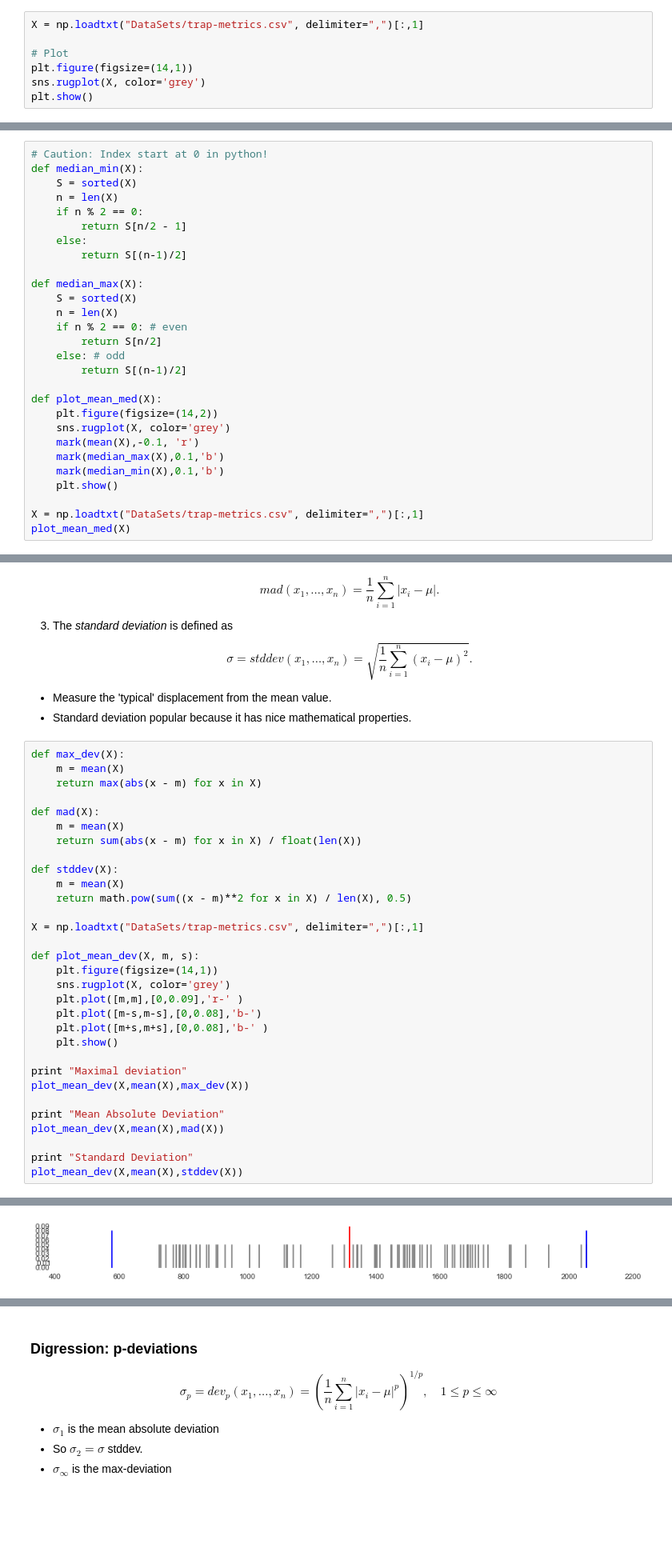
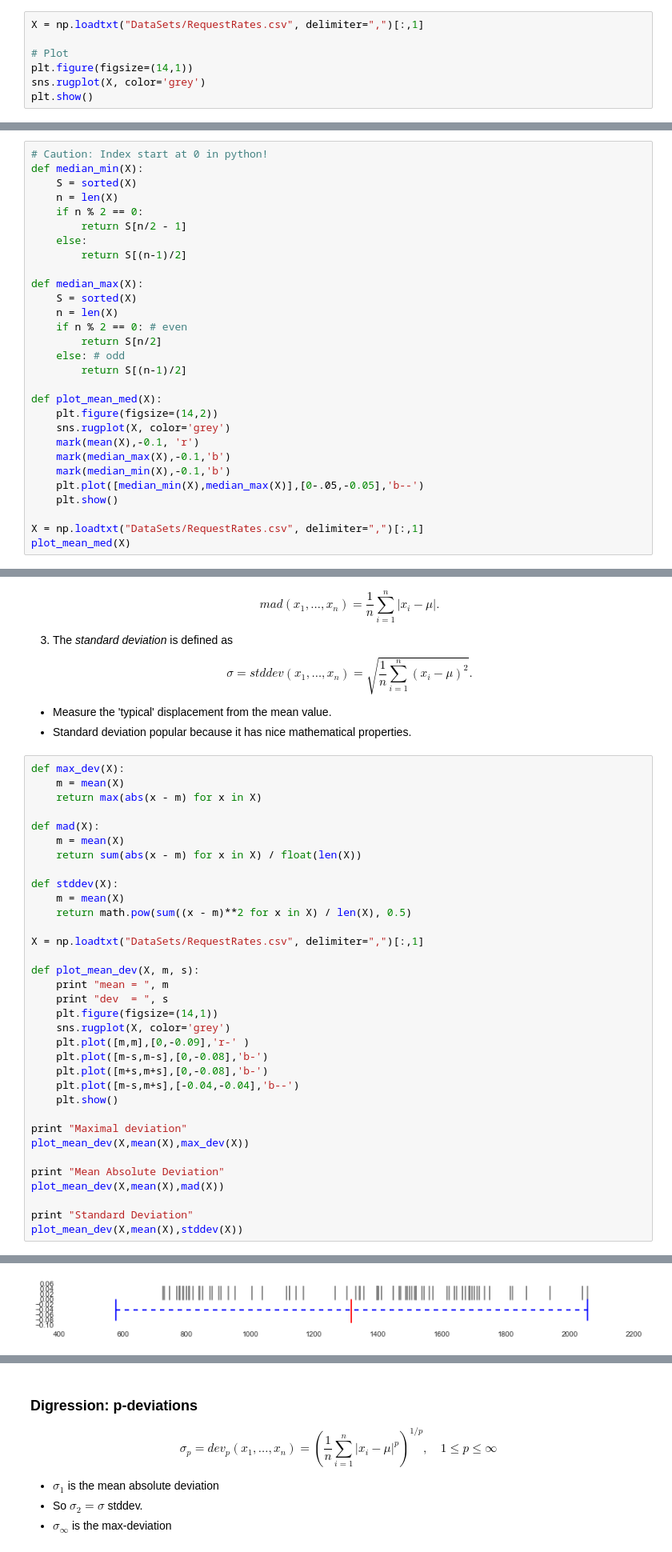
Before and after one commit to HeinrichHartmann/Statistics-for-Engineers, a Jupyter notebook: Tutorial.ipynb, the cells around one changed output, grey strips where cells are left out. Shown at 80% size. Drawn from its saved outputs; the diff is of its cells as text; blank space fills up the shorter version.

```diff
--- a/Tutorial.ipynb
+++ b/Tutorial.ipynb
@@ -220,7 +221,7 @@ Counts: [9, 6, 6, 6, 0, 12, 6, 3, 15, 9, 0]
 # %% [markdown]
 ## Histogram of Request Rates
 # %%
-X = np.loadtxt("DataSets/trap-metrics.csv", delimiter=",")[:,1]
+X = np.loadtxt("DataSets/RequestRates.csv", delimiter=",")[:,1]
 
 # Plot
 plt.figure(figsize=(14,1))
@@ -460,10 +454,11 @@ def plot_mean_med(X):
     plt.figure(figsize=(14,2))
     sns.rugplot(X, color='grey')
     mark(mean(X),-0.1, 'r')
-    mark(median_max(X),0.1,'b')
-    mark(median_min(X),0.1,'b')
+    mark(median_max(X),-0.1,'b')
+    mark(median_min(X),-0.1,'b')
+    plt.plot([median_min(X),median_max(X)],[0-.05,-0.05],'b--')
     plt.show()
 
-X = np.loadtxt("DataSets/trap-metrics.csv", delimiter=",")[:,1]
+X = np.loadtxt("DataSets/RequestRates.csv", delimiter=",")[:,1]
 plot_mean_med(X)
 # %% [output]
@@ -511,14 +506,17 @@ def stddev(X):
     m = mean(X)
     return math.pow(sum((x - m)**2 for x in X) / len(X), 0.5)
 
-X = np.loadtxt("DataSets/trap-metrics.csv", delimiter=",")[:,1]
+X = np.loadtxt("DataSets/RequestRates.csv", delimiter=",")[:,1]
 
 def plot_mean_dev(X, m, s):
+    print "mean = ", m
+    print "dev  = ", s
     plt.figure(figsize=(14,1))
     sns.rugplot(X, color='grey')
-    plt.plot([m,m],[0,0.09],'r-' )
-    plt.plot([m-s,m-s],[0,0.08],'b-')
-    plt.plot([m+s,m+s],[0,0.08],'b-' )
+    plt.plot([m,m],[0,-0.09],'r-' )
+    plt.plot([m-s,m-s],[0,-0.08],'b-')
+    plt.plot([m+s,m+s],[0,-0.08],'b-')
+    plt.plot([m-s,m+s],[-0.04,-0.04],'b--')
     plt.show()
 
 print "Maximal deviation"
@@ -534,2 +534,2 @@ Maximal deviation
-[figure, old version]
+[figure, new version]
 Mean Absolute Deviation
```
Also changed, not shown: parts of 25 cells of this notebook, 19 other files.
